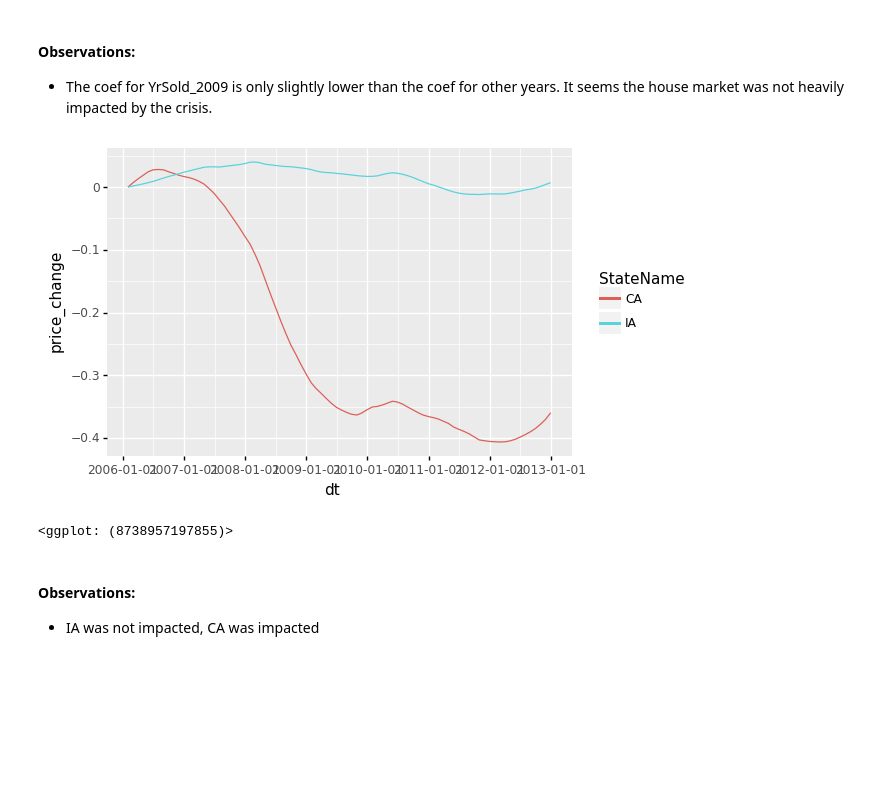
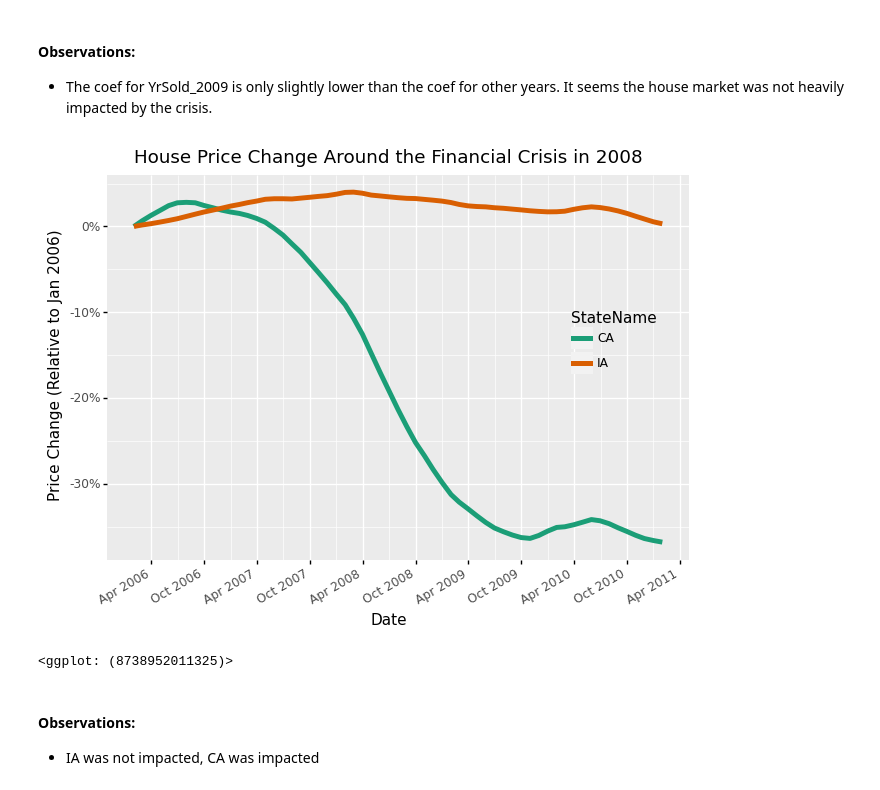
Before and after one commit to dehuihou/ames_house_price, a Jupyter notebook: sta208_final_project_lasso.ipynb, the cells around one changed output. Saved outputs shown, nothing was run; the diff lists cells and outputs as text; code cells hidden in the pictures; blank space fills up the shorter version.

```diff
--- a/sta208_final_project_lasso.ipynb
+++ b/sta208_final_project_lasso.ipynb
@@ -386,7 +393,7 @@ from datetime import datetime
 df_zillow = pd.read_csv('data/zillow_price_state.csv')
 # %%
 df_zillow_price_change = (
-    df_zillow.loc[:, '2006-01-31':'2012-12-31']  # Only look at the years around the financial crisis
+    df_zillow.loc[:, '2006-01-31':'2011-01-31']  # Only look at the years around the financial crisis
     .apply(lambda x: x/x['2006-01-31'] - 1, axis=1)  # Use 2006-01-31 price as the baseline of calculation
 )
 # %%
@@ -403,18 +410,29 @@ df_zillow = (
 )
 
 df_zillow['dt'] = df_zillow['dt'].apply(lambda x: datetime.strptime(x, '%Y-%m-%d'))
-# %%
-(
-    p9.ggplot(
-        df_zillow[df_zillow['StateName'].isin(['IA', 'CA'])],
-        p9.aes('dt', 'price_change', color='StateName')
-    )
-    + p9.geom_line()
-    + p9.theme(figure_size=(6,4))
-)
-# %% [output]
-[figure, removed]
-<ggplot: (8738957197855)>
+# %%
+(
+    p9.ggplot(
+        df_zillow[df_zillow['StateName'].isin(['IA', 'CA'])],
+        p9.aes('dt', 'price_change', color='StateName')
+    )
+    + p9.geom_line(size=2)
+    + p9.scale_x_datetime(breaks=date_breaks('6 months'), labels=date_format('%b %Y'))
+    + p9.scale_y_continuous(labels=lambda l: ['{:.0%}'.format(x) for x in l])
+    + p9.scale_color_brewer(type='qual', palette=2)
+    + p9.xlab('Date')
+    + p9.ylab('Price Change (Relative to Jan 2006)')
+    + p9.ggtitle('House Price Change Around the Financial Crisis in 2008')
+    + p9.theme(
+        figure_size=(7.5, 5),
+        axis_text_x=p9.element_text(rotation=30, hjust=1),
+        legend_position=(0.8, 0.55),
+        legend_background=p9.element_blank()
+    )
+)
+# %% [output]
+[figure, added]
+<ggplot: (8738952011325)>
 # %% [markdown]
 #### Observations:
 
```
Also changed, not shown: parts of 3 cells of this notebook, 2 other files.
